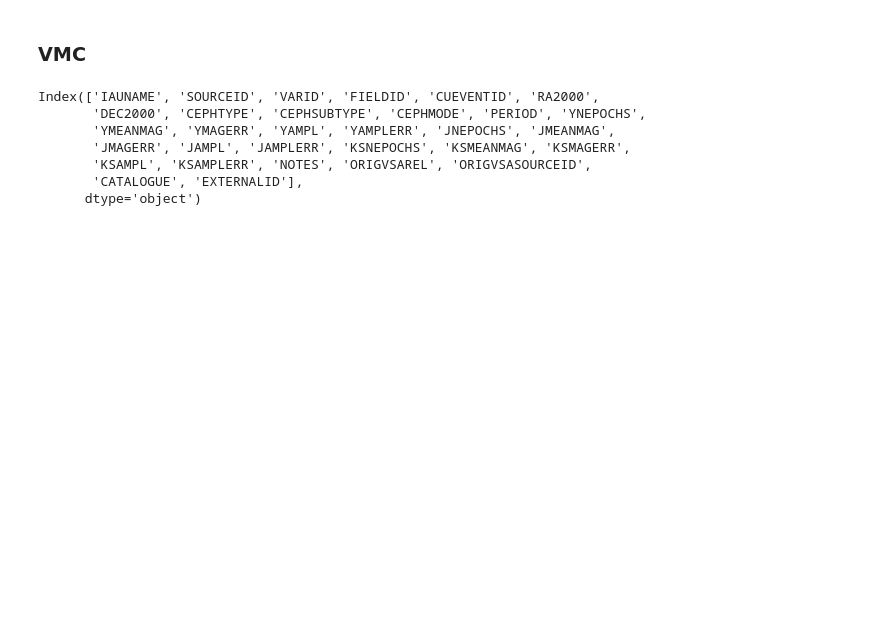
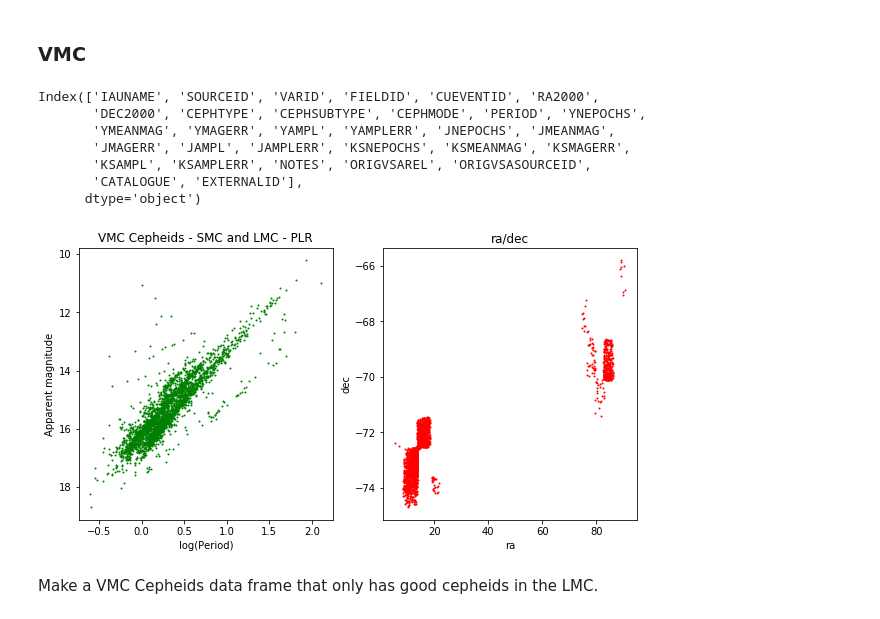
Before and after one commit to vickyscowcroft/bayesian_pl_fitting, a Jupyter notebook: batdog.ipynb, the cells around one changed output. Saved outputs shown, nothing was run; the diff lists cells and outputs as text; code cells hidden in the pictures; blank space fills up the shorter version.

```diff
--- a/batdog.ipynb
+++ b/batdog.ipynb
@@ -2755,8 +2775,8 @@ plt.show()
 # %% [markdown]
 ### VMC
 # %%
-vmc_cepheids = pd.read_csv(data_dir + 'vmc_cepheids.csv')
-vmc_cepheids.keys()
+vmc_cepheids_raw = pd.read_csv(data_dir + 'vmc_cepheids.csv')
+vmc_cepheids_raw.keys()
 # %% [output]
 Index(['IAUNAME', 'SOURCEID', 'VARID', 'FIELDID', 'CUEVENTID', 'RA2000',
        'DEC2000', 'CEPHTYPE', 'CEPHSUBTYPE', 'CEPHMODE', 'PERIOD', 'YNEPOCHS',
@@ -2769,0 +2788,20 @@ vmc_cepheids[]
+# %%
+fig, ax = plt.subplots(1, 2, figsize=(10, 5))
+
+# PL plot
+ax[0].plot(np.log10(vmc_cepheids_raw['PERIOD']), vmc_cepheids_raw['KSMEANMAG'], 'g.', ms=2)
+ax[0].set_xlabel("log(Period)")
+ax[0].set_ylabel("Apparent magnitude")
+ax[0].set_title("VMC Cepheids - SMC and LMC - PLR")
+ax[0].invert_yaxis()
+
+# RA/DEC plot
+ax[1].plot(vmc_cepheids_raw['RA2000'], vmc_cepheids_raw['DEC2000'], 'r.', ms=2)
+ax[1].set_xlabel("ra")
+ax[1].set_ylabel("dec")
+ax[1].set_title("ra/dec")
+ax[1].invert_xaxis()
+
+plt.show()
+# %% [output]
+[figure, added]
@@ -2769,0 +2825,2 @@ vmc_cepheids[]
+# %% [markdown]
+Make a VMC Cepheids data frame that only has good cepheids in the LMC.
```
Also changed, not shown: parts of 9 cells of this notebook, 2 other files.
